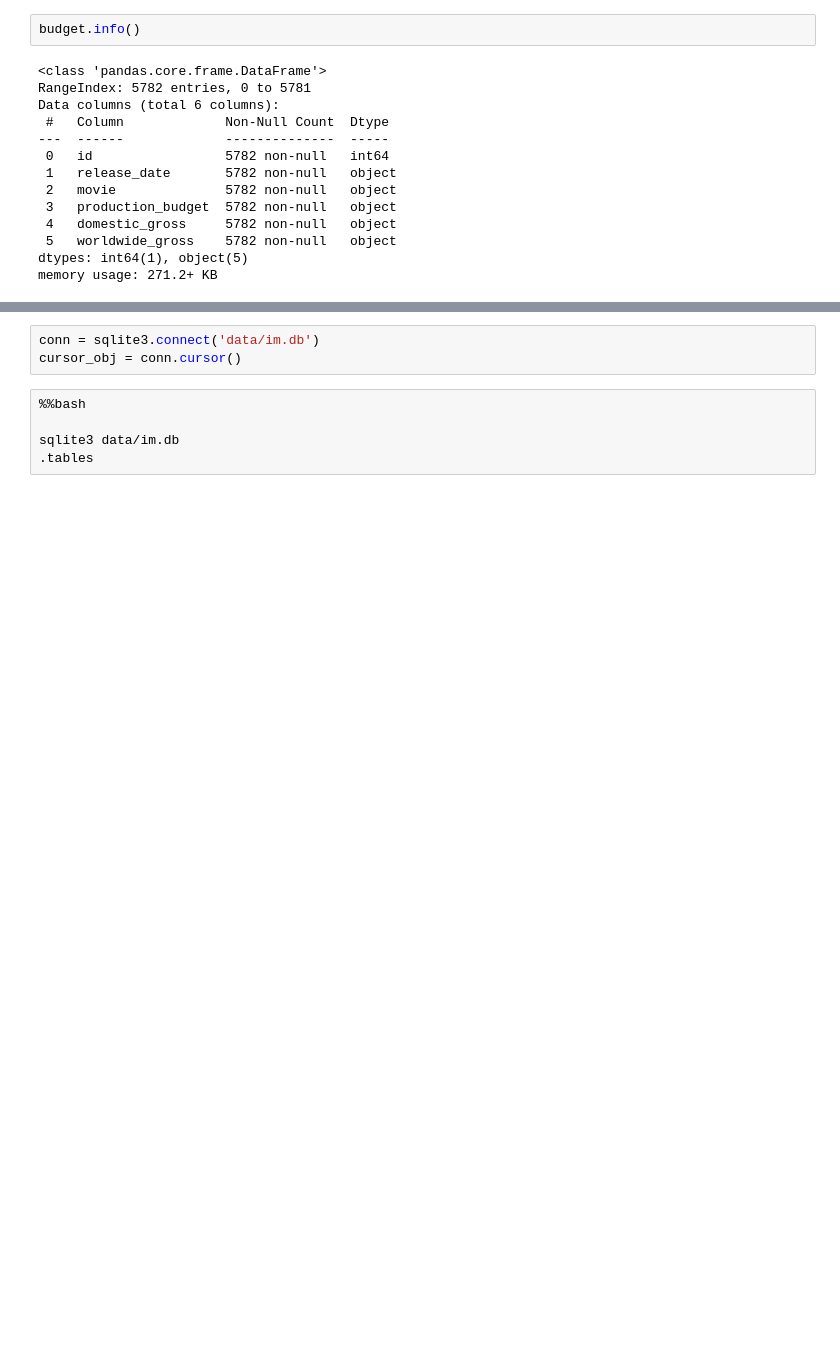
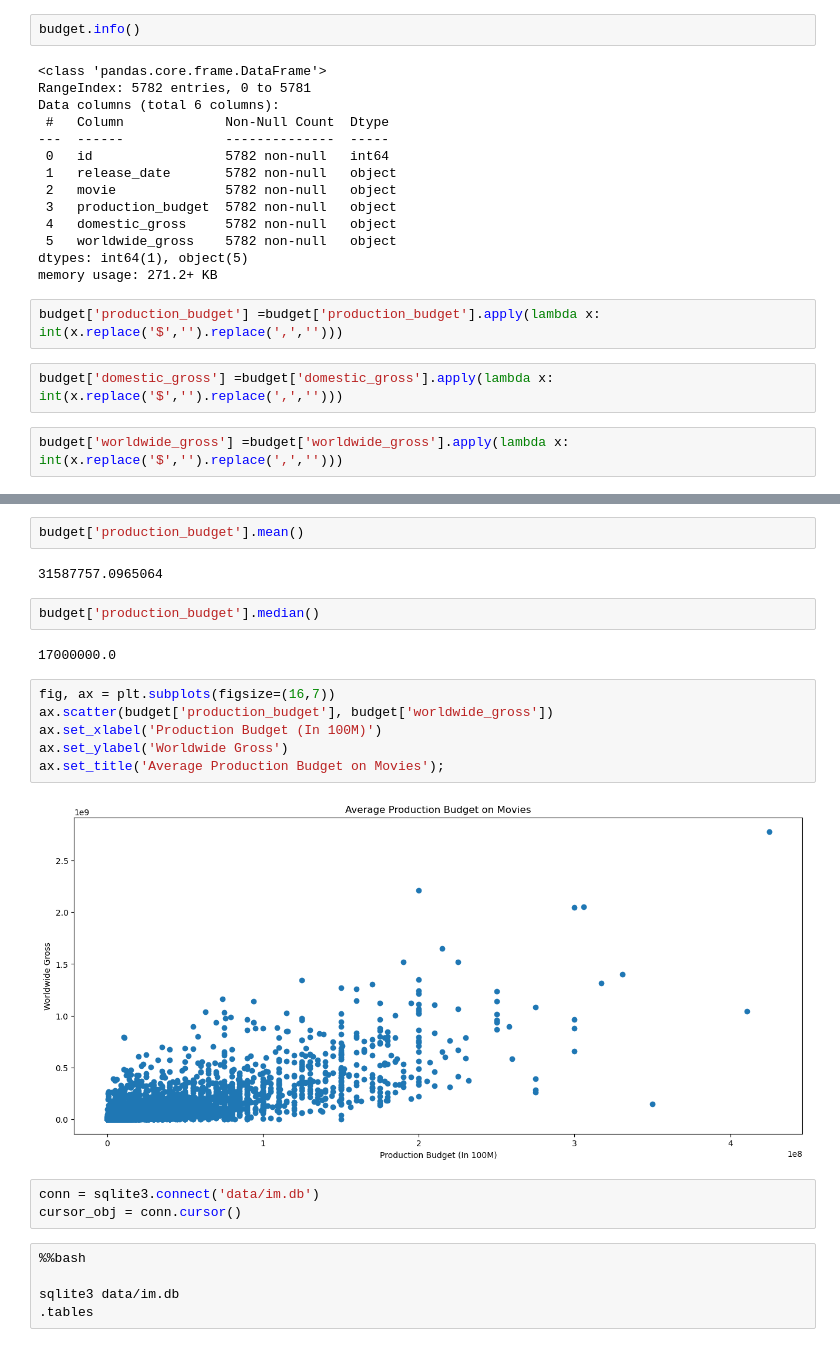
Before and after one commit to srinir301/Microsoft-Movie-Studio-Recommendations, a Jupyter notebook: Srini/student.ipynb, the cells around one changed output, grey strips where cells are left out. Cells and saved outputs as stored; diff of their text form; blank space fills up the shorter version.

```diff
--- a/Srini/student.ipynb
+++ b/Srini/student.ipynb
@@ -412,3 +496,9 @@ Data columns (total 6 columns):
  5   worldwide_gross    5782 non-null   object
 dtypes: int64(1), object(5)
 memory usage: 271.2+ KB
+# %%
+budget['production_budget'] =budget['production_budget'].apply(lambda x: int(x.replace('$','').replace(',','')))
+# %%
+budget['domestic_gross'] =budget['domestic_gross'].apply(lambda x: int(x.replace('$','').replace(',','')))
+# %%
+budget['worldwide_gross'] =budget['worldwide_gross'].apply(lambda x: int(x.replace('$','').replace(',','')))
@@ -415,3 +515,19 @@ memory usage: 271.2+ KB
+# %%
+budget['production_budget'].mean()
+# %% [output]
+31587757.0965064
+# %%
+budget['production_budget'].median()
+# %% [output]
+17000000.0
+# %%
+fig, ax = plt.subplots(figsize=(16,7))
+ax.scatter(budget['production_budget'], budget['worldwide_gross'])
+ax.set_xlabel('Production Budget (In 100M)')
+ax.set_ylabel('Worldwide Gross')
+ax.set_title('Average Production Budget on Movies');
+# %% [output]
+[figure, added]
 # %%
 conn = sqlite3.connect('data/im.db')
 cursor_obj = conn.cursor()
```
Also changed, not shown: parts of 19 cells of this notebook.
